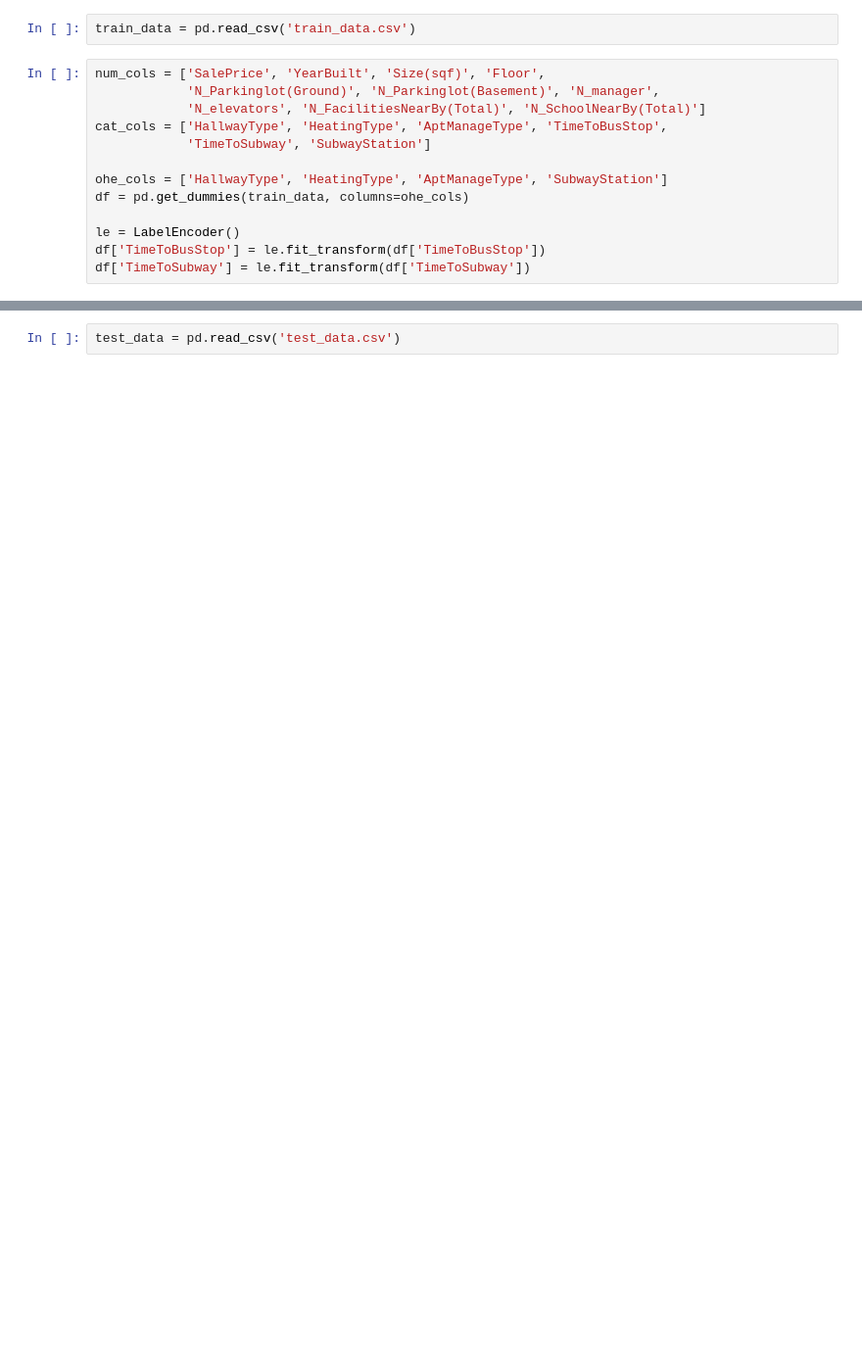
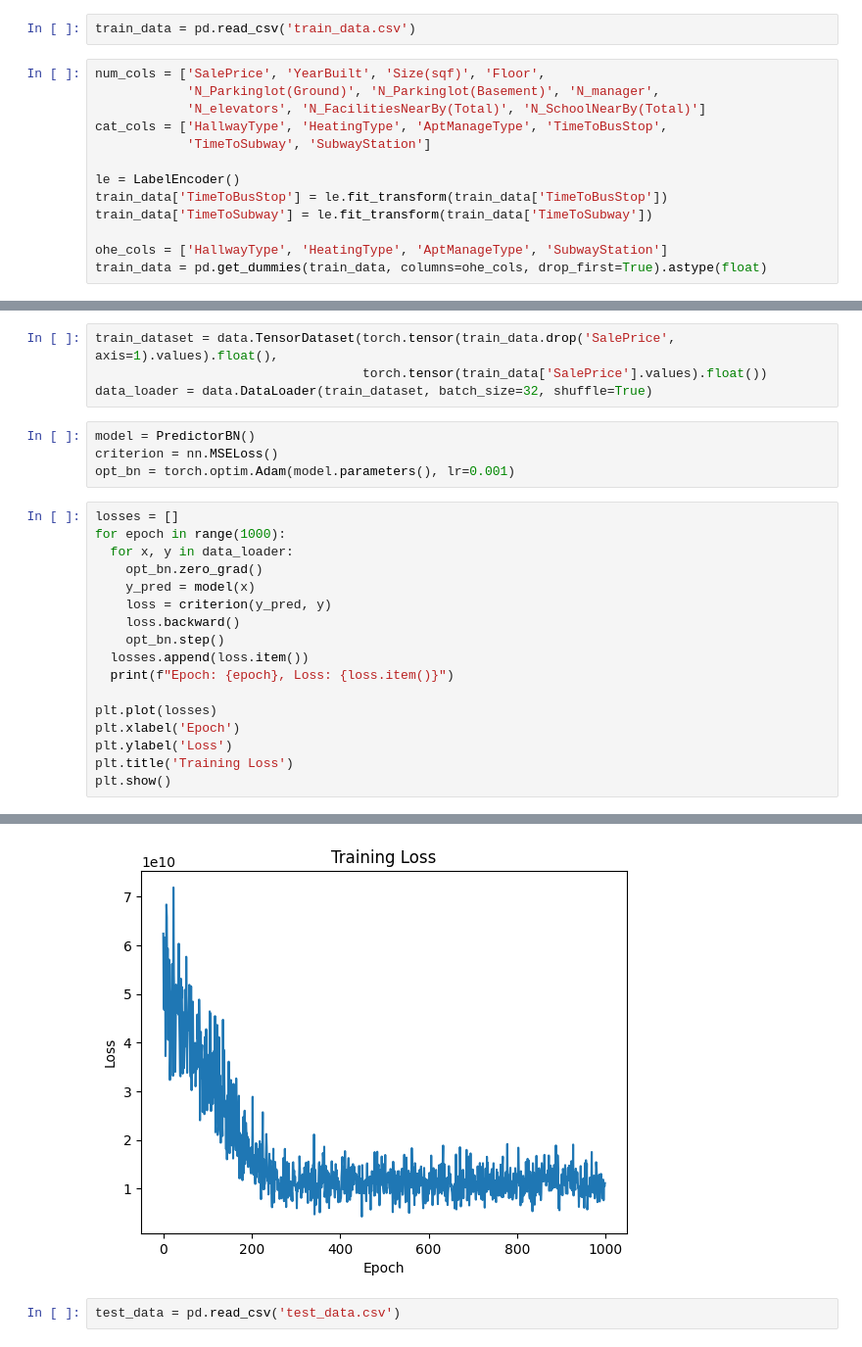
Before and after one commit to czarodziejszyn/ssne, a Jupyter notebook: projekt2/predictor.ipynb, the cells around one changed output, grey strips where cells are left out. Shown: that part at 98% size. Saved outputs shown, nothing was run; the diff lists cells and outputs as text; blank space fills up the shorter version.

Commit message:
first model, learns

```diff
--- a/projekt2/predictor.ipynb
+++ b/projekt2/predictor.ipynb
@@ -36,9 +38,9 @@ num_cols = ['SalePrice', 'YearBuilt', 'Size(sqf)', 'Floor',
 cat_cols = ['HallwayType', 'HeatingType', 'AptManageType', 'TimeToBusStop',
             'TimeToSubway', 'SubwayStation']
 
+le = LabelEncoder()
+train_data['TimeToBusStop'] = le.fit_transform(train_data['TimeToBusStop'])
+train_data['TimeToSubway'] = le.fit_transform(train_data['TimeToSubway'])
+
 ohe_cols = ['HallwayType', 'HeatingType', 'AptManageType', 'SubwayStation']
-df = pd.get_dummies(train_data, columns=ohe_cols)
-
-le = LabelEncoder()
-df['TimeToBusStop'] = le.fit_transform(df['TimeToBusStop'])
-df['TimeToSubway'] = le.fit_transform(df['TimeToSubway'])
+train_data = pd.get_dummies(train_data, columns=ohe_cols, drop_first=True).astype(float)
@@ -44,0 +67,26 @@ df['TimeToSubway'] = le.fit_transform(df['TimeToSubway'])
+# %%
+train_dataset = data.TensorDataset(torch.tensor(train_data.drop('SalePrice', axis=1).values).float(),
+                                   torch.tensor(train_data['SalePrice'].values).float())
+data_loader = data.DataLoader(train_dataset, batch_size=32, shuffle=True)
+# %%
+model = PredictorBN()
+criterion = nn.MSELoss()
+opt_bn = torch.optim.Adam(model.parameters(), lr=0.001)
+# %%
+losses = []
+for epoch in range(1000):
+  for x, y in data_loader:
+    opt_bn.zero_grad()
+    y_pred = model(x)
+    loss = criterion(y_pred, y)
+    loss.backward()
+    opt_bn.step()
+  losses.append(loss.item())
+  print(f"Epoch: {epoch}, Loss: {loss.item()}")
+
+plt.plot(losses)
+plt.xlabel('Epoch')
+plt.ylabel('Loss')
+plt.title('Training Loss')
+plt.show()
+# %% [output]
@@ -45,2 +110,3 @@ df['TimeToSubway'] = le.fit_transform(df['TimeToSubway'])
+[figure, added]
 # %%
 test_data = pd.read_csv('test_data.csv')
```
Also changed, not shown: parts of 4 cells of this notebook.
